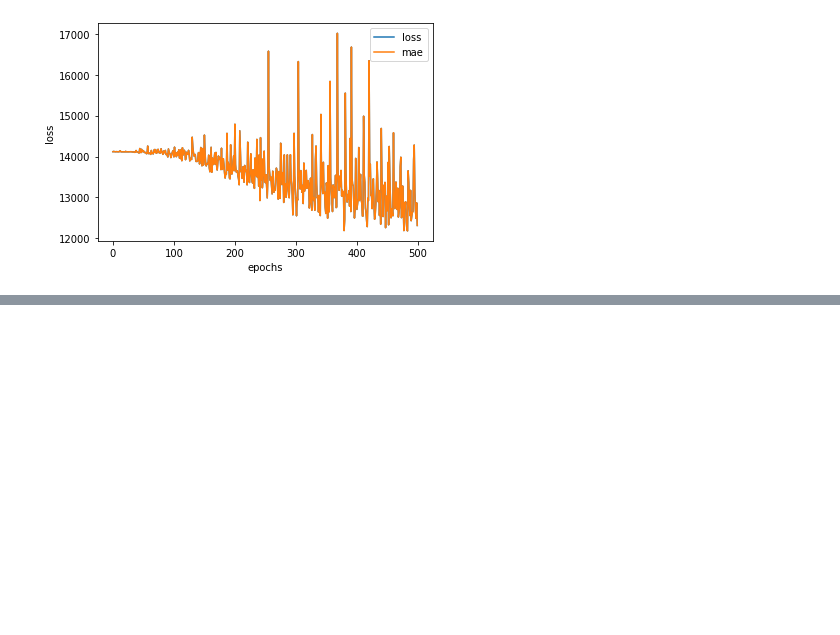
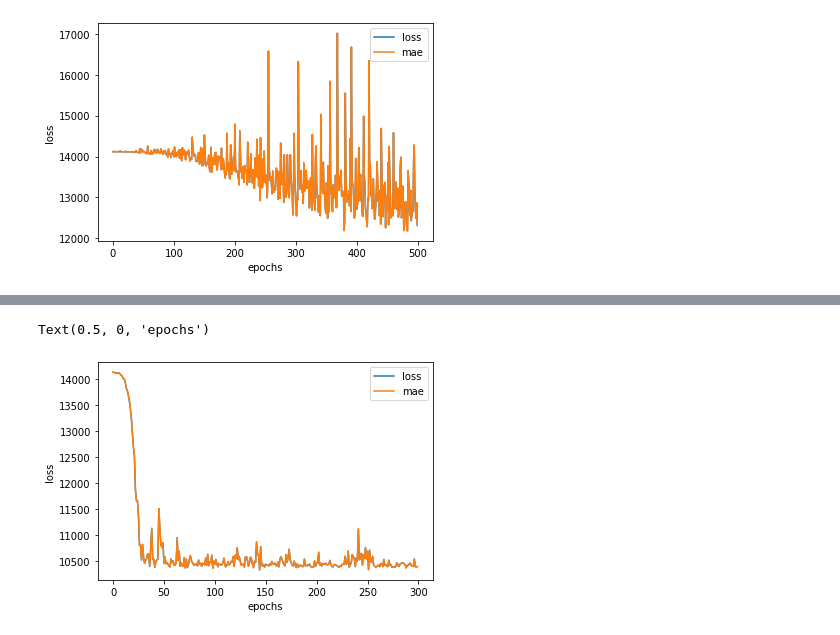
Before and after one commit to ThangDoan2001/TensorFlow_ZeroToHero, a Jupyter notebook: 01_neural_network_regression_with_tensorflow_homework.ipynb, the cells around one changed output, grey strips where cells are left out. Saved outputs shown, nothing was run; the diff lists cells and outputs as text; code cells hidden in the pictures; blank space fills up the shorter version.

```diff
--- a/01_neural_network_regression_with_tensorflow_homework.ipynb
+++ b/01_neural_network_regression_with_tensorflow_homework.ipynb
@@ -188,0 +247,7 @@ Text(0.5, 0, 'epochs')
+# %%
+pd.DataFrame(history_5.history).plot()
+plt.ylabel("loss")
+plt.xlabel("epochs")
+# %% [output]
+Text(0.5, 0, 'epochs')
+[figure, added]
```
Also changed, not shown: parts of 36 cells of this notebook.
